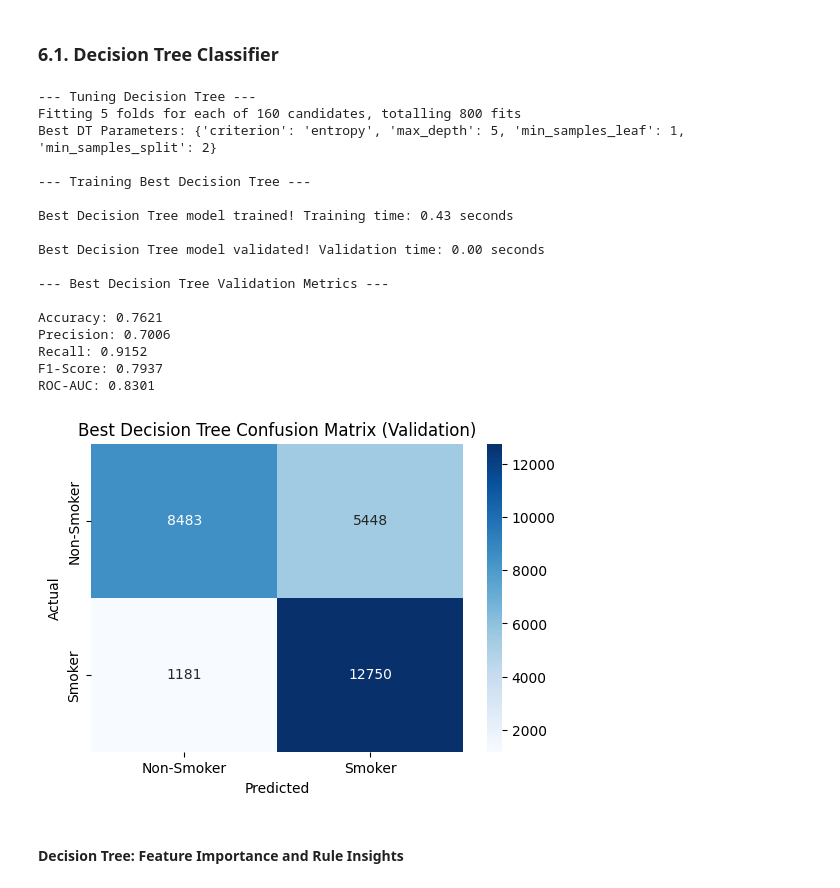
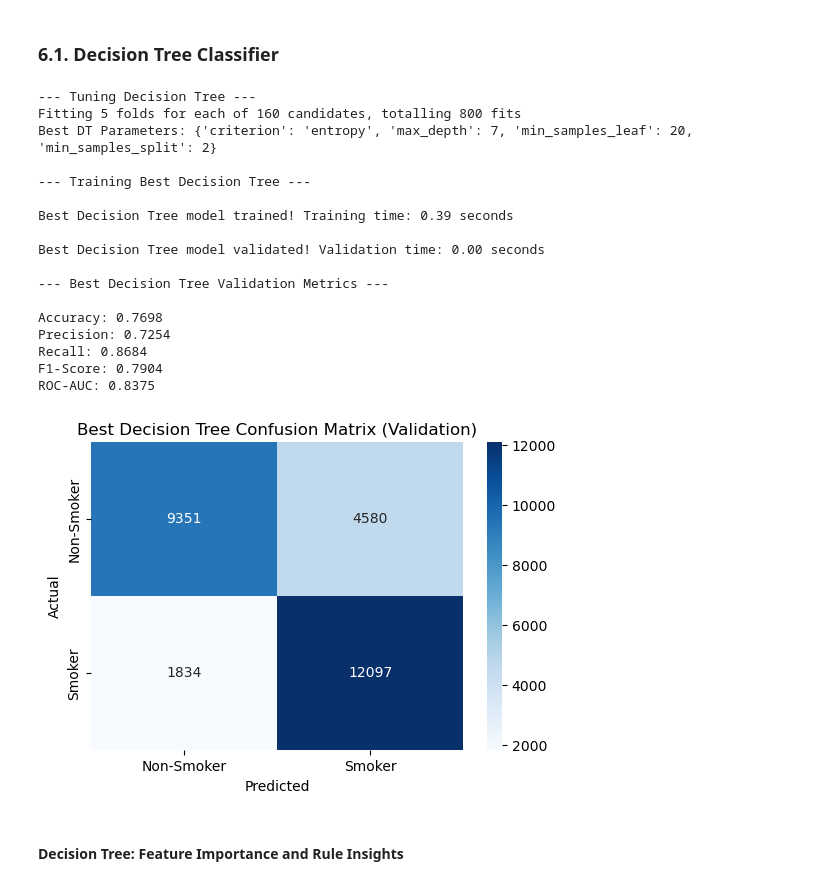
Before and after one commit to bernas013/Project2-AI, a Jupyter notebook: Project_AI_2.ipynb, the cells around one changed output. Cells and saved outputs as stored; diff of their text form; code cells hidden in the pictures.

```diff
--- a/Project_AI_2.ipynb
+++ b/Project_AI_2.ipynb
@@ -427,12 +427,12 @@ if 'X_train_processed' in locals():
     dt_grid_search = GridSearchCV(DecisionTreeClassifier(random_state=42), dt_param_grid, cv=5, scoring='f1', n_jobs=-1, verbose=1)
 
     # Uncomment the line below to run GridSearchCV
-    # dt_grid_search.fit(X_train_processed, y_train)
-    # print(f"Best DT Parameters: {dt_grid_search.best_params_}")
-    # best_dt_classifier = dt_grid_search.best_estimator_
+    dt_grid_search.fit(X_train_processed, y_train)
+    print(f"Best DT Parameters: {dt_grid_search.best_params_}")
+    best_dt_classifier = dt_grid_search.best_estimator_
 
-    best_dt_params = {'criterion': 'entropy', 'max_depth': 5, 'min_samples_leaf': 20, 'min_samples_split': 2}
-    best_dt_classifier = DecisionTreeClassifier(**best_dt_params, random_state=42)
+    # best_dt_params = {'criterion': 'entropy', 'max_depth': 5, 'min_samples_leaf': 20, 'min_samples_split': 2}
+    # best_dt_classifier = DecisionTreeClassifier(**best_dt_params, random_state=42)
 
     # Train the best Decision Tree model
     print("\n--- Training Best Decision Tree ---")
@@ -461,41 +461,41 @@ if 'X_train_processed' in locals():
     model_performance['Decision Tree'] = {'Accuracy': accuracy_dt, 'Precision': precision_dt, 'Recall': recall_dt, 'F1-Score': f1_dt, 'ROC-AUC': roc_auc_dt}
 
     print("\n--- Best Decision Tree Validation Metrics ---\n")
     print(f"Accuracy: {accuracy_dt:.4f}")
     print(f"Precision: {precision_dt:.4f}")
     print(f"Recall: {recall_dt:.4f}")
     print(f"F1-Score: {f1_dt:.4f}")
     print(f"ROC-AUC: {roc_auc_dt:.4f}\n")
 
     # Display the confusion matrix
     plt.figure(figsize=(6, 4))
     sns.heatmap(cm_dt, annot=True, fmt='d', cmap='Blues',
                 xticklabels=['Non-Smoker', 'Smoker'], yticklabels=['Non-Smoker', 'Smoker'])
     plt.title('Best Decision Tree Confusion Matrix (Validation)')
     plt.xlabel('Predicted')
     plt.ylabel('Actual')
     plt.show()
 else:
     print("Processed training data not available for Decision Tree.")
 # %% [output]
 --- Tuning Decision Tree ---
 Fitting 5 folds for each of 160 candidates, totalling 800 fits
-Best DT Parameters: {'criterion': 'entropy', 'max_depth': 5, 'min_samples_leaf': 1, 'min_samples_split': 2}
+Best DT Parameters: {'criterion': 'entropy', 'max_depth': 7, 'min_samples_leaf': 20, 'min_samples_split': 2}
 
 --- Training Best Decision Tree ---
 
-Best Decision Tree model trained! Training time: 0.43 seconds
+Best Decision Tree model trained! Training time: 0.39 seconds
 
 Best Decision Tree model validated! Validation time: 0.00 seconds
 
 --- Best Decision Tree Validation Metrics ---
 
-Accuracy: 0.7621
-Precision: 0.7006
-Recall: 0.9152
-F1-Score: 0.7937
-ROC-AUC: 0.8301
+Accuracy: 0.7698
+Precision: 0.7254
+Recall: 0.8684
+F1-Score: 0.7904
+ROC-AUC: 0.8375
-[figure, old version]
+[figure, new version]
 # %% [markdown]
 #### Decision Tree: Feature Importance and Rule Insights
 # %%
```
Also changed, not shown: parts of 15 cells of this notebook.
